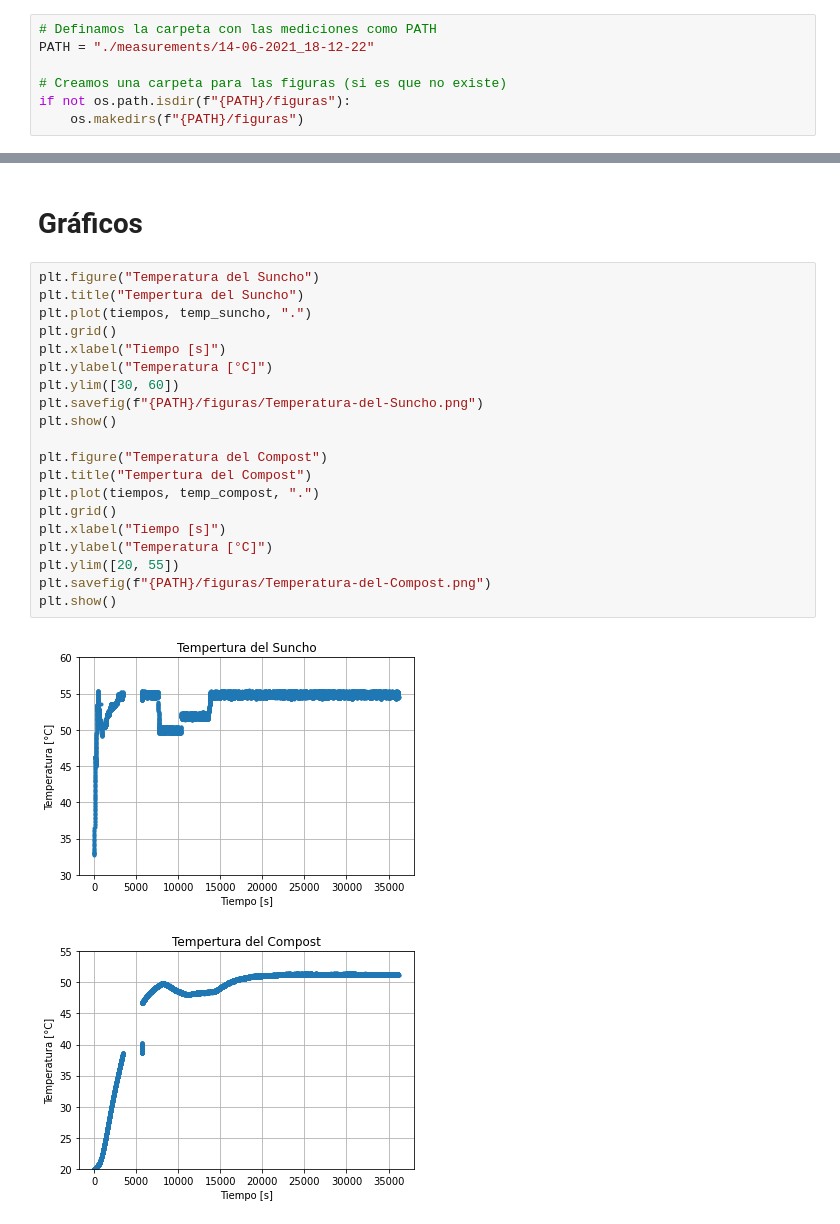
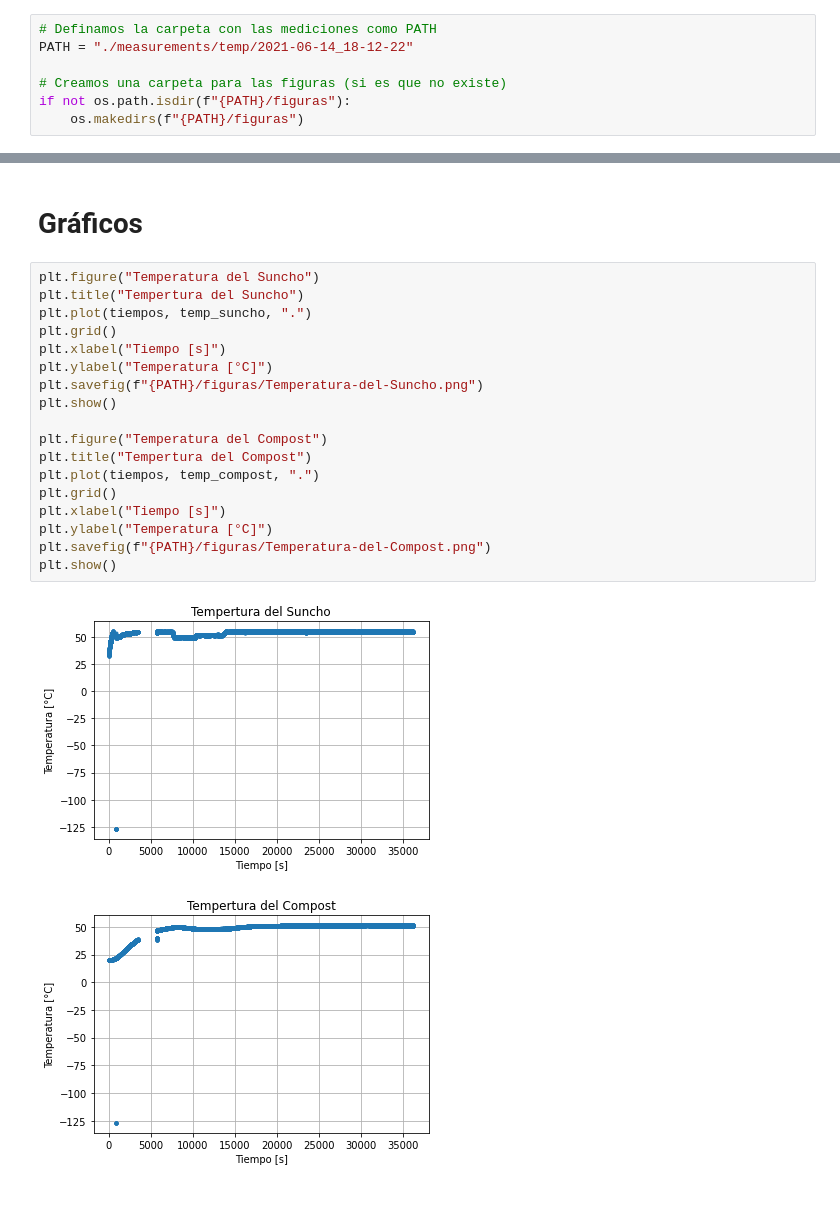
Before and after one commit to fyulita/laboratorio-6-y-7, a Jupyter notebook: Arduino/notebook-temp.ipynb, the cells around one changed output, grey strips where cells are left out. Cells and saved outputs as stored; diff of their text form.

```diff
--- a/Arduino/notebook-temp.ipynb
+++ b/Arduino/notebook-temp.ipynb
@@ -14,7 +14,7 @@ temp_compost = np.array([])
 estados = np.array([])    # Apagado: 0, Prendido: 1
 # %%
 # Definamos la carpeta con las mediciones como PATH
-PATH = "./measurements/14-06-2021_18-12-22"
+PATH = "./measurements/temp/2021-06-14_18-12-22"
 
 # Creamos una carpeta para las figuras (si es que no existe)
 if not os.path.isdir(f"{PATH}/figuras"):
@@ -91,24 +91,22 @@ for i in range(n):
 # %%
 plt.figure("Temperatura del Suncho")
 plt.title("Tempertura del Suncho")
 plt.plot(tiempos, temp_suncho, ".")
 plt.grid()
 plt.xlabel("Tiempo [s]")
 plt.ylabel("Temperatura [°C]")
-plt.ylim([30, 60])
 plt.savefig(f"{PATH}/figuras/Temperatura-del-Suncho.png")
 plt.show()
 
 plt.figure("Temperatura del Compost")
 plt.title("Tempertura del Compost")
 plt.plot(tiempos, temp_compost, ".")
 plt.grid()
 plt.xlabel("Tiempo [s]")
 plt.ylabel("Temperatura [°C]")
-plt.ylim([20, 55])
 plt.savefig(f"{PATH}/figuras/Temperatura-del-Compost.png")
 plt.show()
 # %% [output]
-[figure, old version]
+[figure, new version]
-[figure, old version]
+[figure, new version]
 # %%
```
Also changed, not shown: parts of 11 cells of this notebook, 42 other files.
